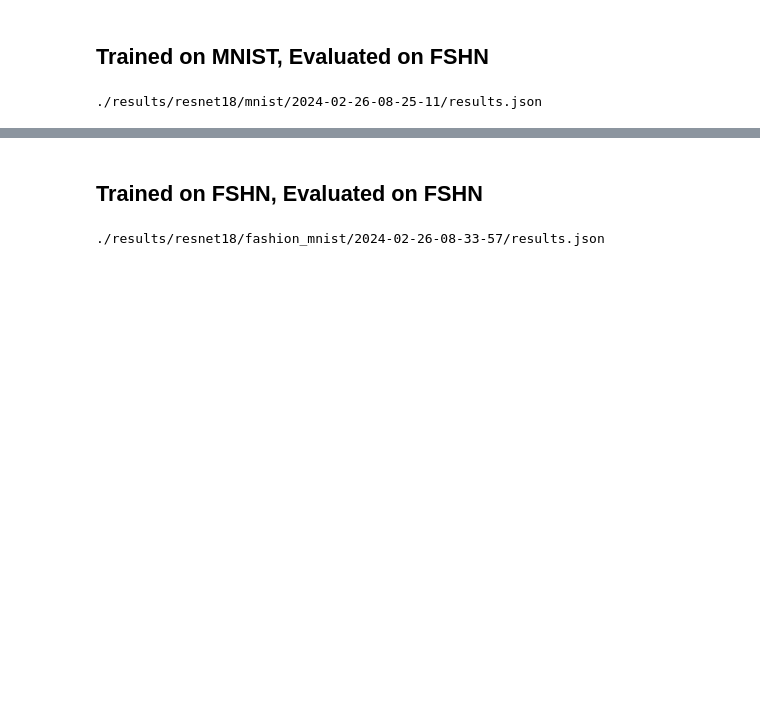
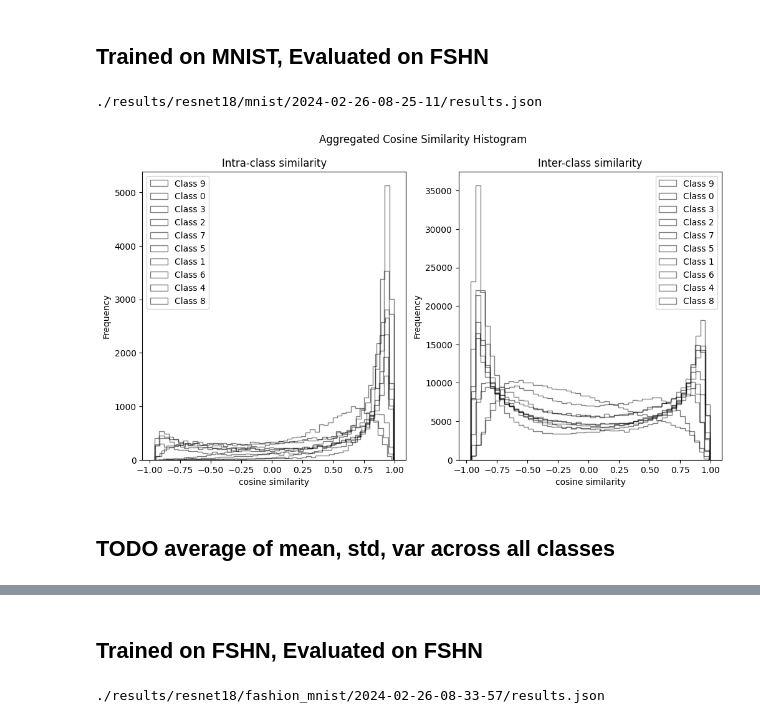
Before and after one commit to sebasalonsogp/MLResearch, a Jupyter notebook: Notebooks/new_fva.ipynb, the cells around one changed output, grey strips where cells are left out. Cells and saved outputs as stored; diff of their text form; code cells hidden in the pictures; blank space fills up the shorter version.

```diff
--- a/Notebooks/new_fva.ipynb
+++ b/Notebooks/new_fva.ipynb
@@ -62,2 +62,8 @@ for i,obj in enumerate(json_objects):
     except json.JSONDecodeError:
         print("Error decoding json object. Skipping.")
+# %%
+aggregated_hist(cosine_sim)
+# %% [output]
+[figure, added]
+# %% [markdown]
+## TODO average of mean, std, var across all classes
```
Also changed, not shown: parts of 11 cells of this notebook, 3 other files.
